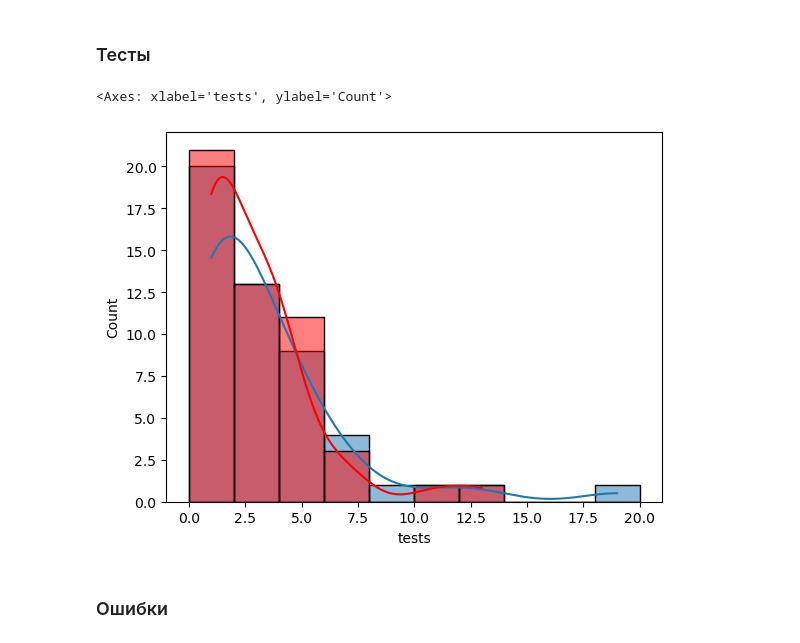
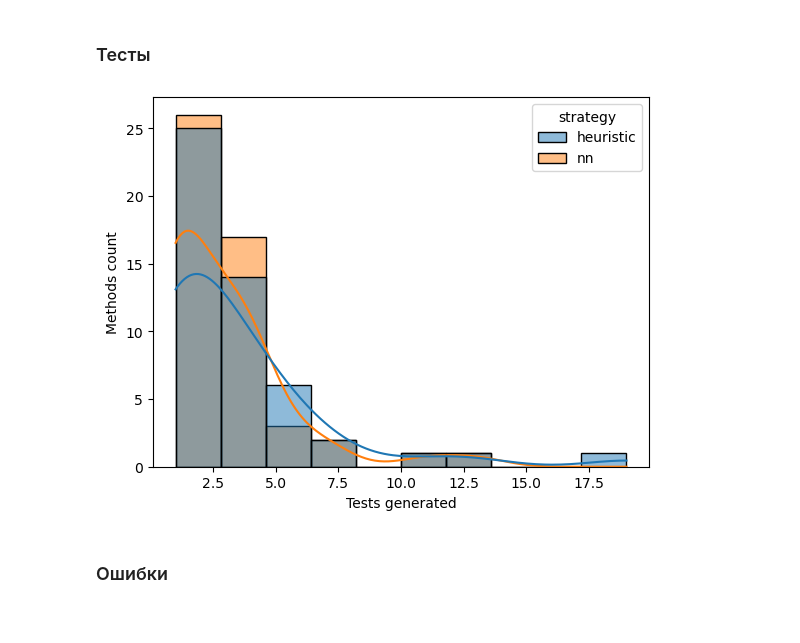
Before and after one commit to emnigma/vsharp_benchmarks, a Jupyter notebook: comparison.ipynb, the cells around one changed output. Cells and saved outputs as stored; diff of their text form; code cells hidden in the pictures.

```diff
--- a/comparison.ipynb
+++ b/comparison.ipynb
@@ -163,12 +170,10 @@ sns.histplot(
 # %% [markdown]
 ### Тесты
-# %%
-fig, ax = plt.subplots()
-
-sns.histplot(data=inner_hundred, x="tests", bins=10, kde=True, ax=ax, binrange=(0, 20))
-sns.histplot(data=inner_hundred, x="tests__nn", bins=10, kde=True, ax=ax, color="red", binrange=(0, 20))
-# %% [output]
-<Axes: xlabel='tests', ylabel='Count'>
-[figure, removed]
+# %%
+compare_hists(
+    heu_key="tests", nn_key="tests__nn", xlabel="Tests generated", src_df=inner_hundred,bins=10
+)
+# %% [output]
+[figure, added]
 # %% [markdown]
 ### Ошибки
```
Also changed, not shown: parts of 8 cells of this notebook.
